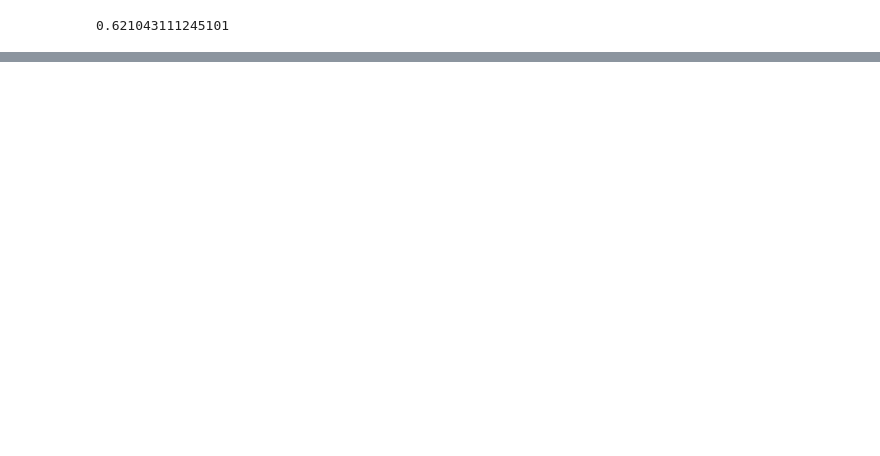
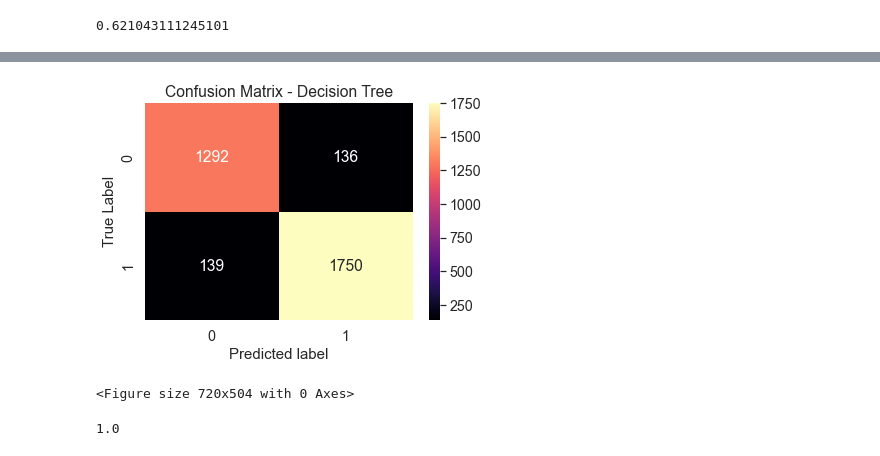
Before and after one commit to abhimanyu-atri/phishing-website-classifier, a Jupyter notebook: model.ipynb, the cells around one changed output, grey strips where cells are left out. Saved outputs shown, nothing was run; the diff lists cells and outputs as text; code cells hidden in the pictures; blank space fills up the shorter version.

```diff
--- a/model.ipynb
+++ b/model.ipynb
@@ -80,0 +123,20 @@ neigh.score(X_test, y_test)
+# %%
+test_pred_decision_tree = clf.predict(X_test)
+confusion_matrix = metrics.confusion_matrix(y_test,test_pred_decision_tree)
+matrix_df = pd.DataFrame(confusion_matrix)
+ax = plt.axes()
+sns.set(font_scale=1.3)
+plt.figure(figsize=(10,7))
+sns.heatmap(matrix_df, annot=True, fmt="g", ax=ax, cmap="magma")
+ax.set_title('Confusion Matrix - Decision Tree')
+ax.set_xlabel("Predicted label", fontsize =15)
+ax.set_ylabel("True Label", fontsize=15)
+# ax.set_yticklabels(list( ), rotation = 0)
+plt.show()
+# %% [output]
+[figure, added]
+<Figure size 720x504 with 0 Axes>
+# %%
+clf.score(X_test, test_pred_decision_tree, sample_weight=None)
+# %% [output]
+1.0
```
Also changed, not shown: parts of 9 cells of this notebook.
